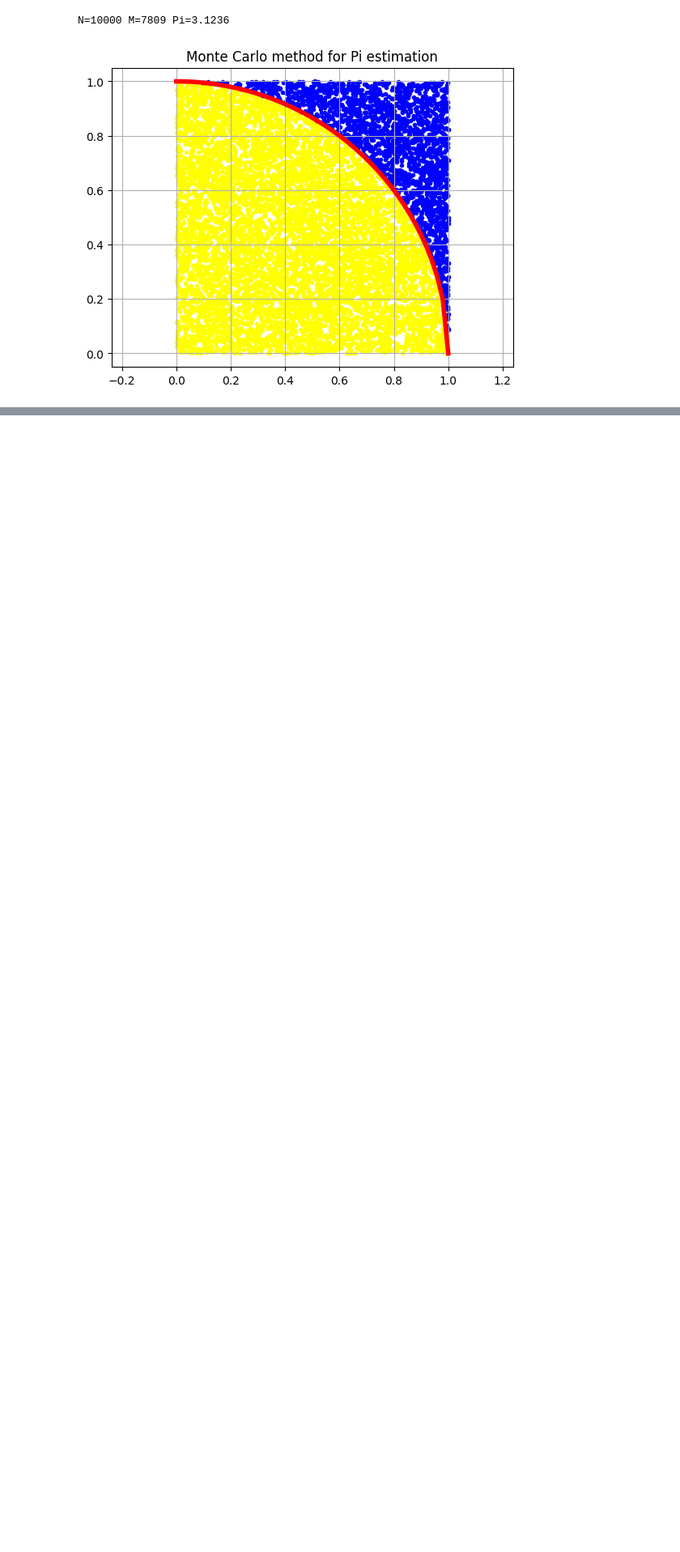
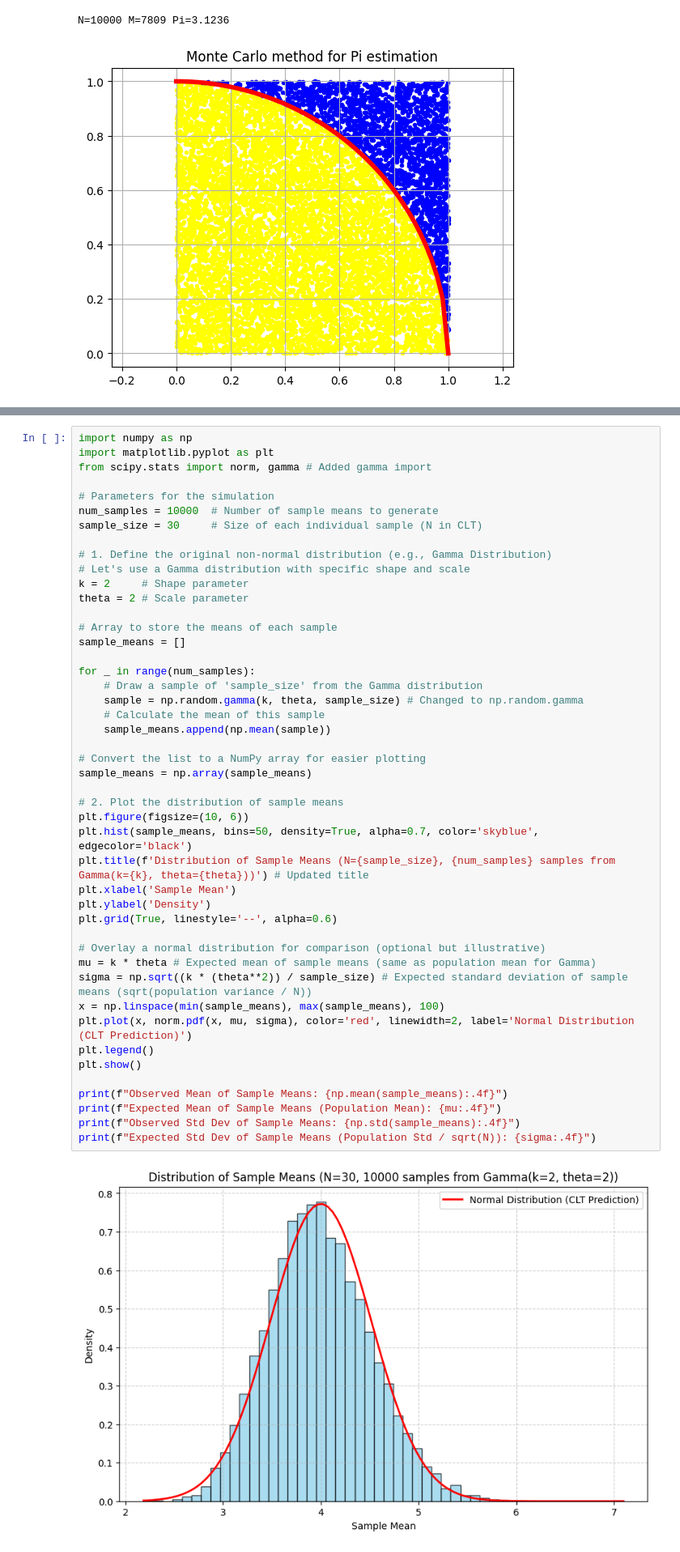
Before and after one commit to ralphbacor-creator/Bacor-simu., a Jupyter notebook: Bacor act.4.ipynb, the cells around one changed output, grey strips where cells are left out. Shown at 81% size. Saved outputs shown, nothing was run; the diff lists cells and outputs as text; blank space fills up the shorter version.

```diff
--- a/Bacor act.4.ipynb
+++ b/Bacor act.4.ipynb
@@ -53,0 +99,48 @@ N=10000 M=7809 Pi=3.1236
+# %%
+import numpy as np
+import matplotlib.pyplot as plt
+from scipy.stats import norm, gamma # Added gamma import
+
+# Parameters for the simulation
+num_samples = 10000  # Number of sample means to generate
+sample_size = 30     # Size of each individual sample (N in CLT)
+
+# 1. Define the original non-normal distribution (e.g., Gamma Distribution)
+# Let's use a Gamma distribution with specific shape and scale
+k = 2     # Shape parameter
+theta = 2 # Scale parameter
+
+# Array to store the means of each sample
+sample_means = []
+
+for _ in range(num_samples):
+    # Draw a sample of 'sample_size' from the Gamma distribution
+    sample = np.random.gamma(k, theta, sample_size) # Changed to np.random.gamma
+    # Calculate the mean of this sample
+    sample_means.append(np.mean(sample))
+
+# Convert the list to a NumPy array for easier plotting
+sample_means = np.array(sample_means)
+
+# 2. Plot the distribution of sample means
+plt.figure(figsize=(10, 6))
+plt.hist(sample_means, bins=50, density=True, alpha=0.7, color='skyblue', edgecolor='black')
+plt.title(f'Distribution of Sample Means (N={sample_size}, {num_samples} samples from Gamma(k={k}, theta={theta}))') # Updated title
+plt.xlabel('Sample Mean')
+plt.ylabel('Density')
+plt.grid(True, linestyle='--', alpha=0.6)
+
+# Overlay a normal distribution for comparison (optional but illustrative)
+mu = k * theta # Expected mean of sample means (same as population mean for Gamma)
+sigma = np.sqrt((k * (theta**2)) / sample_size) # Expected standard deviation of sample means (sqrt(population variance / N))
+x = np.linspace(min(sample_means), max(sample_means), 100)
+plt.plot(x, norm.pdf(x, mu, sigma), color='red', linewidth=2, label='Normal Distribution (CLT Prediction)')
+plt.legend()
+plt.show()
+
+print(f"Observed Mean of Sample Means: {np.mean(sample_means):.4f}")
+print(f"Expected Mean of Sample Means (Population Mean): {mu:.4f}")
+print(f"Observed Std Dev of Sample Means: {np.std(sample_means):.4f}")
+print(f"Expected Std Dev of Sample Means (Population Std / sqrt(N)): {sigma:.4f}")
+# %% [output]
+[figure, added]
```
Also changed, not shown: parts of 4 cells of this notebook.
